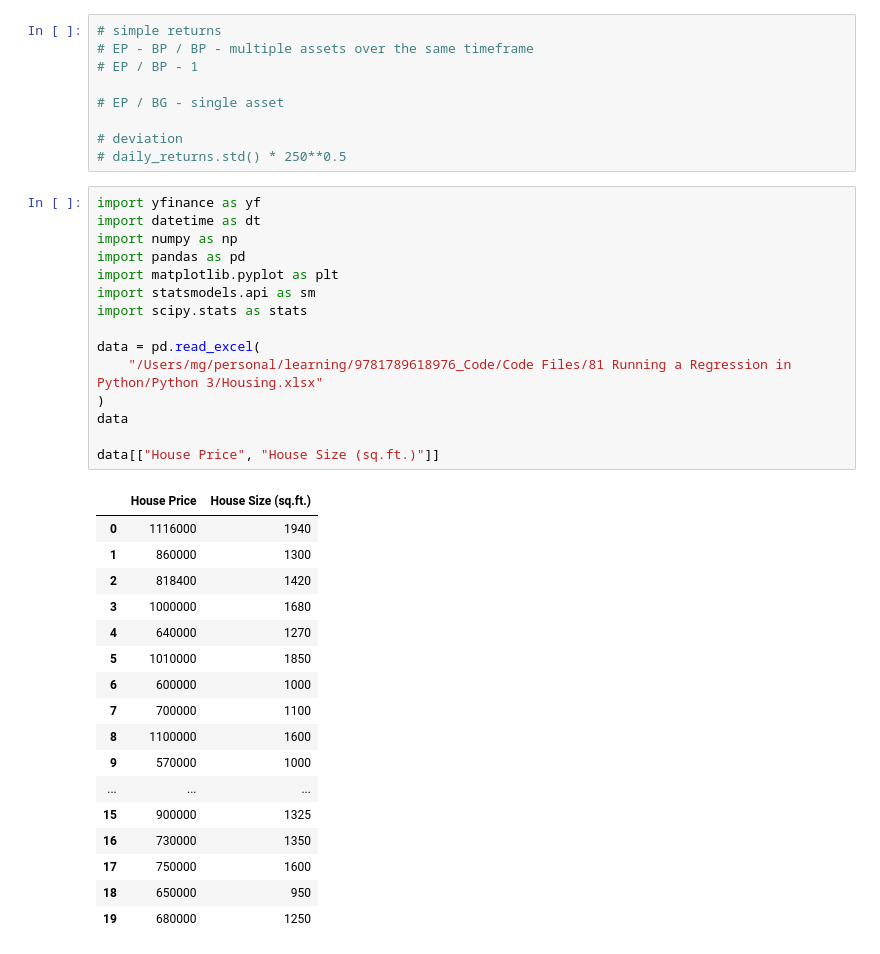
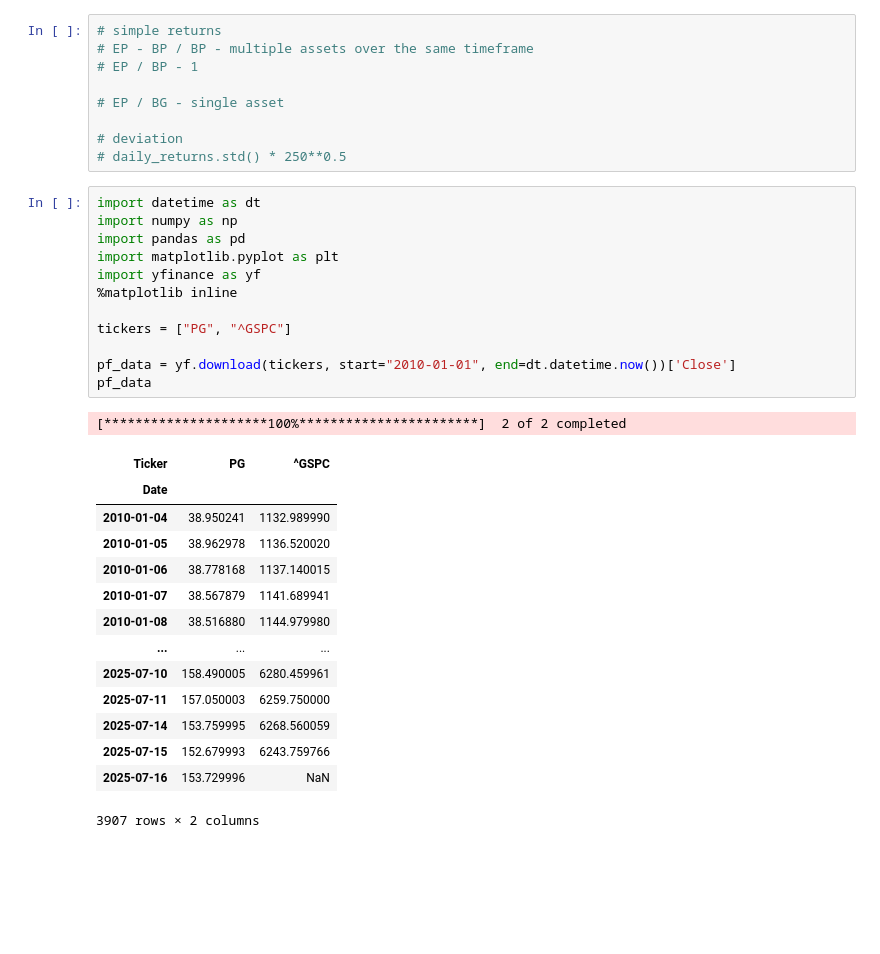
Before and after one commit to Rainspistols/Python-for-Finance, a Jupyter notebook: some.ipynb, the cells around one changed output. Saved outputs shown, nothing was run; the diff lists cells and outputs as text; blank space fills up the shorter version.

```diff
--- a/some.ipynb
+++ b/some.ipynb
@@ -8,36 +8,31 @@
 # deviation
 # daily_returns.std() * 250**0.5
 # %%
-import yfinance as yf
 import datetime as dt
 import numpy as np
 import pandas as pd
 import matplotlib.pyplot as plt
-import statsmodels.api as sm
-import scipy.stats as stats
+import yfinance as yf
+%matplotlib inline
 
-data = pd.read_excel(
-    "/Users/mg/personal/learning/9781789618976_Code/Code Files/81 Running a Regression in Python/Python 3/Housing.xlsx"
-)
-data
+tickers = ["PG", "^GSPC"]
 
-data[["House Price", "House Size (sq.ft.)"]]
+pf_data = yf.download(tickers, start="2010-01-01", end=dt.datetime.now())['Close']
+pf_data
 # %% [output]
+[*********************100%***********************]  2 of 2 completed
-|  | House Price | House Size (sq.ft.) |
-| 0 | 1116000 | 1940 |
-| 1 | 860000 | 1300 |
-| 2 | 818400 | 1420 |
-| 3 | 1000000 | 1680 |
-| 4 | 640000 | 1270 |
-| 5 | 1010000 | 1850 |
-| 6 | 600000 | 1000 |
-| 7 | 700000 | 1100 |
-| 8 | 1100000 | 1600 |
-| 9 | 570000 | 1000 |
+| Ticker | PG | ^GSPC |
+| Date |  |  |
+| 2010-01-04 | 38.950241 | 1132.989990 |
+| 2010-01-05 | 38.962978 | 1136.520020 |
+| 2010-01-06 | 38.778168 | 1137.140015 |
+| 2010-01-07 | 38.567879 | 1141.689941 |
+| 2010-01-08 | 38.516880 | 1144.979980 |
 | ... | ... | ... |
-| 15 | 900000 | 1325 |
-| 16 | 730000 | 1350 |
-| 17 | 750000 | 1600 |
-| 18 | 650000 | 950 |
-| 19 | 680000 | 1250 |
+| 2025-07-10 | 158.490005 | 6280.459961 |
+| 2025-07-11 | 157.050003 | 6259.750000 |
+| 2025-07-14 | 153.759995 | 6268.560059 |
+| 2025-07-15 | 152.679993 | 6243.759766 |
+| 2025-07-16 | 153.729996 | NaN |
+3907 rows × 2 columns
 # %%
```
Also changed, not shown: parts of 9 cells of this notebook.
